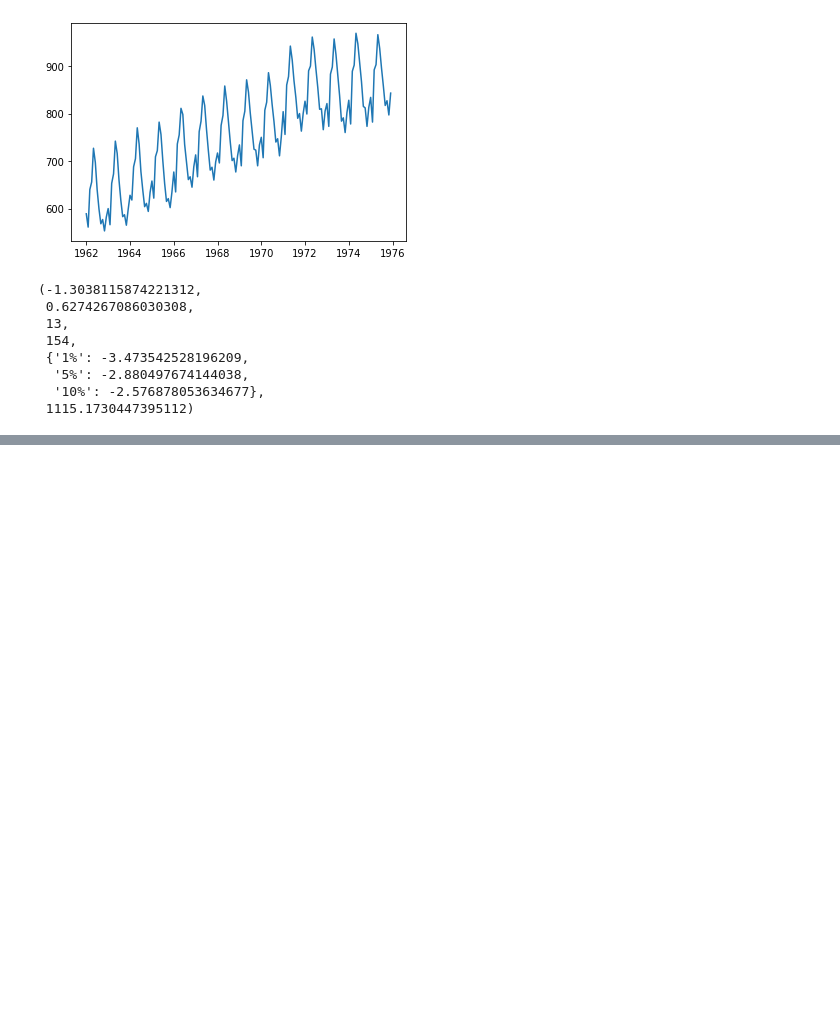
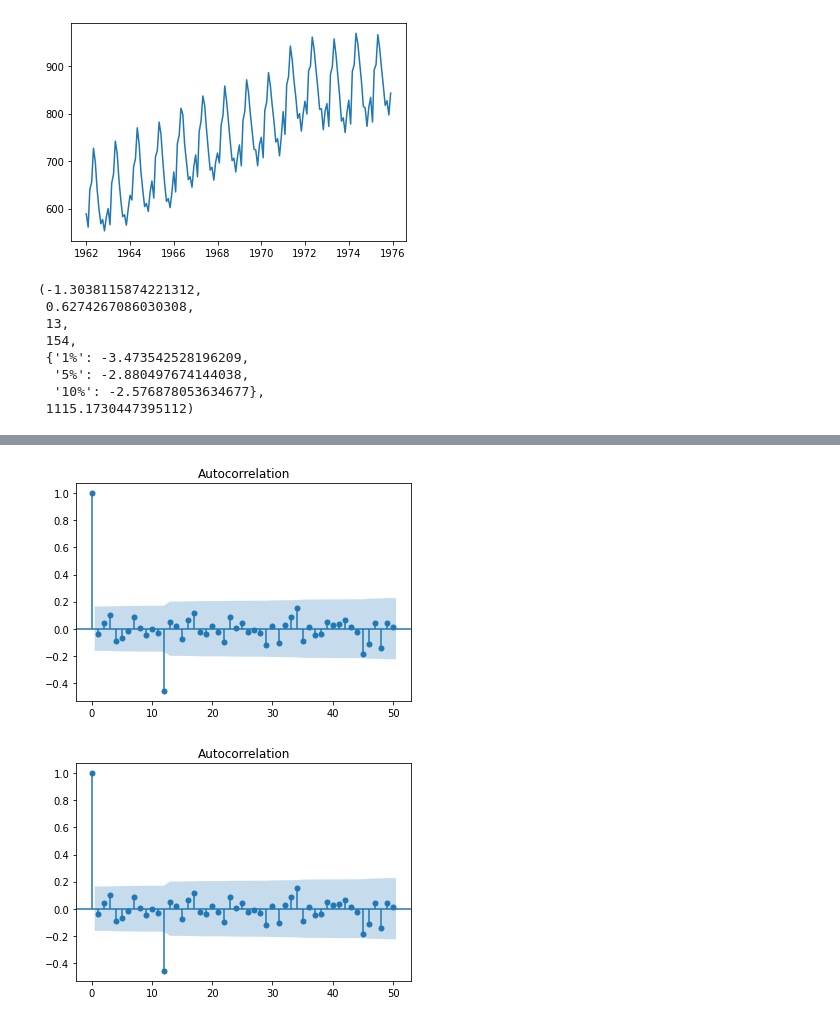
Before and after one commit to lemikhovalex/Coursera, a Jupyter notebook: Yandex pythod DS/5_term/1_week_time_series/Quiz_1/Untitled.ipynb, the cells around one changed output, grey strips where cells are left out. Cells and saved outputs as stored; diff of their text form; code cells hidden in the pictures; blank space fills up the shorter version.

```diff
--- a/Yandex pythod DS/5_term/1_week_time_series/Quiz_1/Untitled.ipynb
+++ b/Yandex pythod DS/5_term/1_week_time_series/Quiz_1/Untitled.ipynb
@@ -34,0 +76,5 @@ dtype: float64
+# %%
+sm.graphics.tsa.plot_acf(milk['daily_diff12'].values.squeeze(), lags=50)
+# %% [output]
+[figure, added]
+[figure, added]
```
Also changed, not shown: parts of 12 cells of this notebook, 10 other files.
